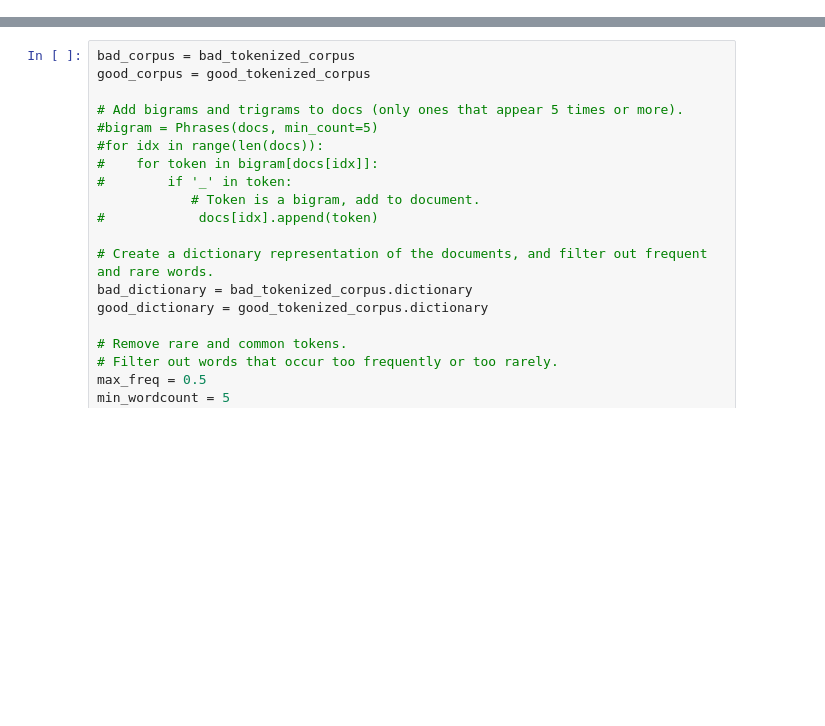
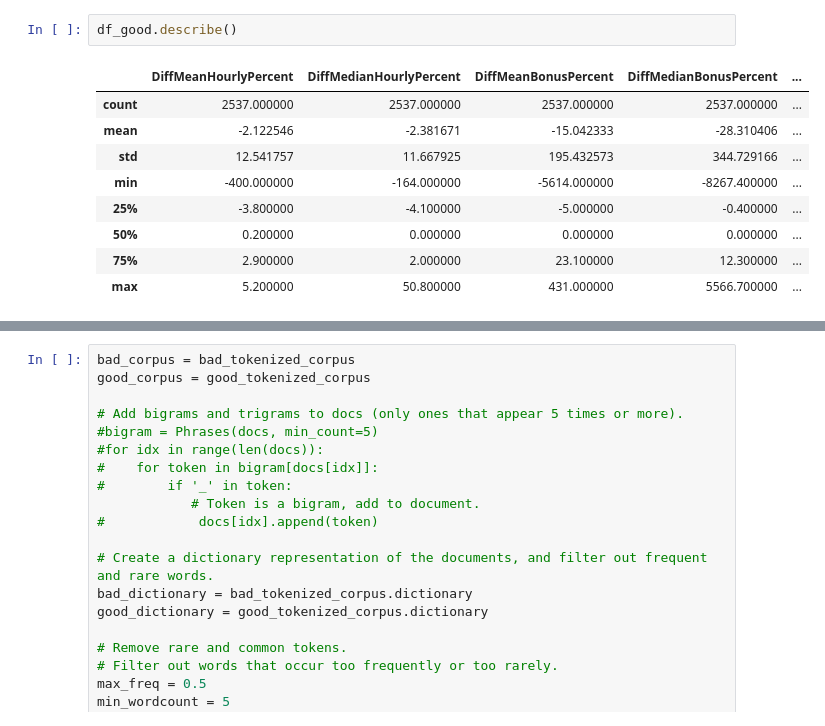
Before and after one commit to mrmattwright/gender-pay-gap-nlp, a Jupyter notebook: notebooks/lda_viz.ipynb, the cells around one changed output, grey strips where cells are left out. Drawn from its saved outputs; the diff is of its cells as text; blank space fills up the shorter version.

```diff
--- a/notebooks/lda_viz.ipynb
+++ b/notebooks/lda_viz.ipynb
@@ -120,0 +44,12 @@ Some characters could not be decoded, and were replaced with REPLACEMENT CHARACT
+# %%
+df_good.describe()
+# %% [output]
+|  | DiffMeanHourlyPercent | DiffMedianHourlyPercent | DiffMeanBonusPercent | DiffMedianBonusPercent | ... |
+| count | 2537.000000 | 2537.000000 | 2537.000000 | 2537.000000 | ... |
+| mean | -2.122546 | -2.381671 | -15.042333 | -28.310406 | ... |
+| std | 12.541757 | 11.667925 | 195.432573 | 344.729166 | ... |
+| min | -400.000000 | -164.000000 | -5614.000000 | -8267.400000 | ... |
+| 25% | -3.800000 | -4.100000 | -5.000000 | -0.400000 | ... |
+| 50% | 0.200000 | 0.000000 | 0.000000 | 0.000000 | ... |
+| 75% | 2.900000 | 2.000000 | 23.100000 | 12.300000 | ... |
+| max | 5.200000 | 50.800000 | 431.000000 | 5566.700000 | ... |
```
Also changed, not shown: parts of 13 cells of this notebook, 3 other files.
